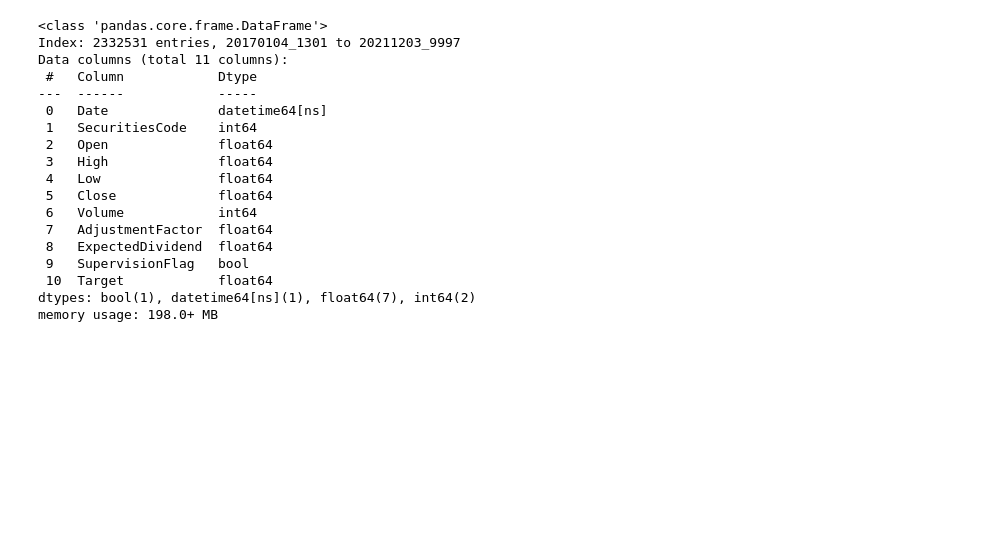
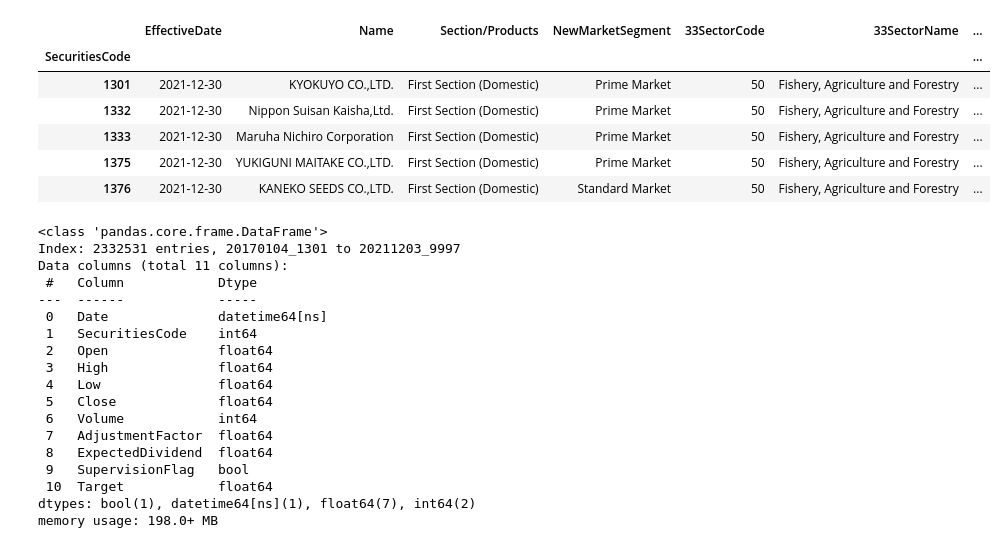
Before and after one commit to vasilyevdmitry14/JPX, a Jupyter notebook: main.ipynb, the cells around one changed output. Saved outputs shown, nothing was run; the diff lists cells and outputs as text; code cells hidden in the pictures; blank space fills up the shorter version.

```diff
--- a/main.ipynb
+++ b/main.ipynb
@@ -34,3 +39,13 @@ memory usage: 236.3+ KB
+# %%
+stock_list_incl.head()
+# %% [output]
+|  | EffectiveDate | Name | Section/Products | NewMarketSegment | 33SectorCode | 33SectorName | ... |
+| SecuritiesCode |  |  |  |  |  |  | ... |
+| 1301 | 2021-12-30 | KYOKUYO CO.,LTD. | First Section (Domestic) | Prime Market | 50 | Fishery, Agriculture and Forestry | ... |
+| 1332 | 2021-12-30 | Nippon Suisan Kaisha,Ltd. | First Section (Domestic) | Prime Market | 50 | Fishery, Agriculture and Forestry | ... |
+| 1333 | 2021-12-30 | Maruha Nichiro Corporation | First Section (Domestic) | Prime Market | 50 | Fishery, Agriculture and Forestry | ... |
+| 1375 | 2021-12-30 | YUKIGUNI MAITAKE CO.,LTD. | First Section (Domestic) | Prime Market | 50 | Fishery, Agriculture and Forestry | ... |
+| 1376 | 2021-12-30 | KANEKO SEEDS CO.,LTD. | First Section (Domestic) | Standard Market | 50 | Fishery, Agriculture and Forestry | ... |
 # %%
 #Import from stock_prices.csv and parse columns with dates:
 stock_prices = pd.read_csv('files/train_files/stock_prices.csv', index_col=0, parse_dates=[1])
```
Also changed, not shown: parts of 6 cells of this notebook.
